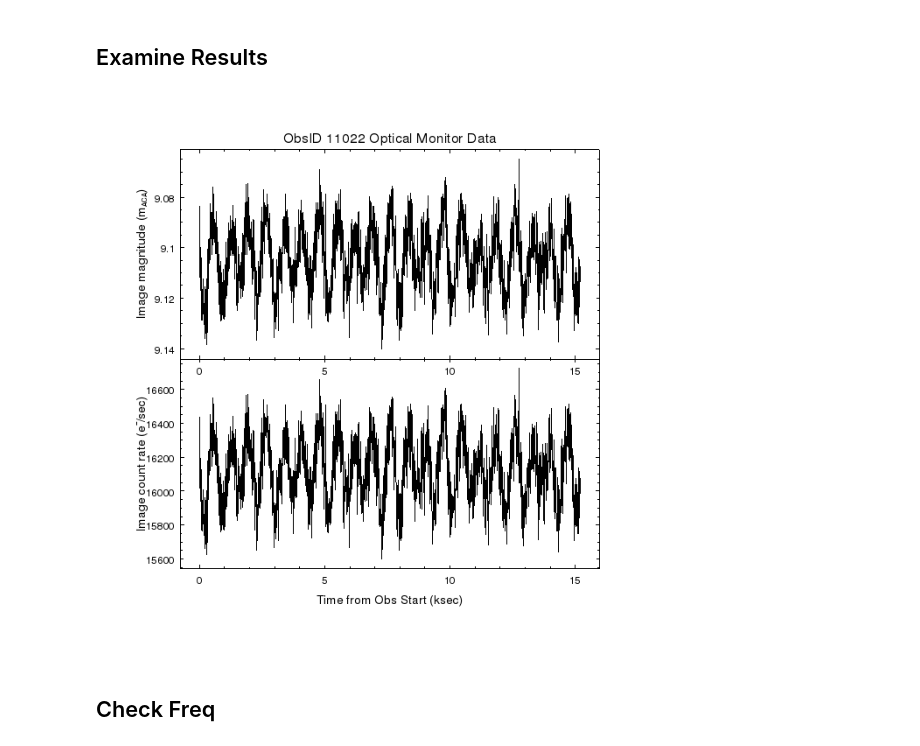
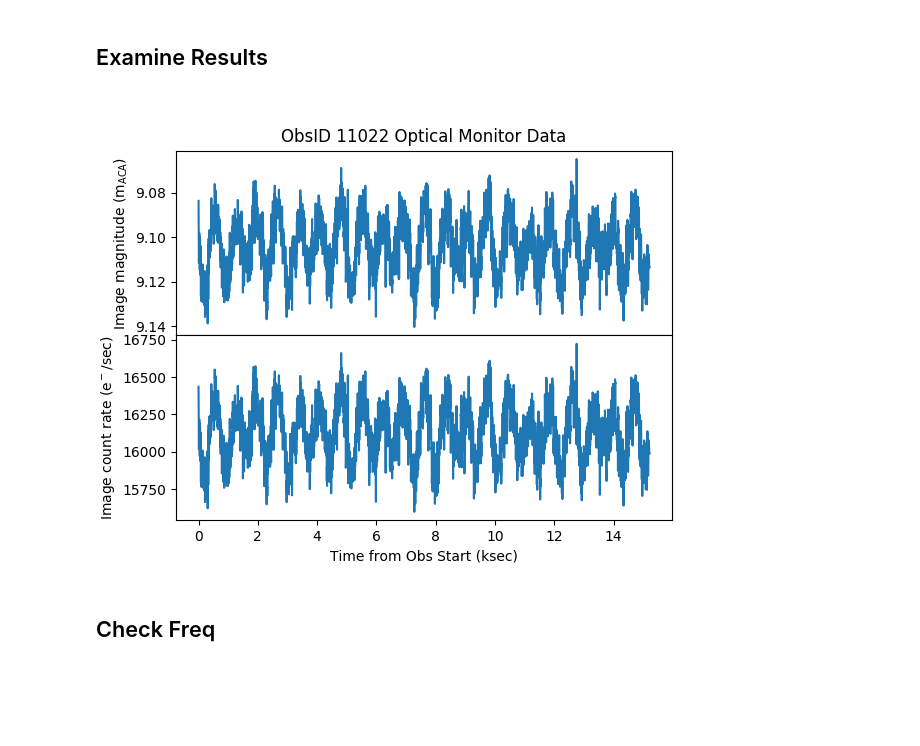
Before and after one commit to cxcsds/ciao-threads, a Jupyter notebook: monitor_photom.ipynb, the cells around one changed output. Drawn from its saved outputs; the diff is of its cells as text; code cells hidden in the pictures; blank space fills up the shorter version.

Commit message:
monitor_photom

```diff
--- a/monitor_photom.ipynb
+++ b/monitor_photom.ipynb
@@ -56,29 +51,35 @@ Warm pixel at CCD (row,col) = (-9,18)    Dark current (e-) = 215.0
 ## Examine Results
 # %%
 cat << EOM > c1.py
+from pycrates import read_file
+import matplotlib.pylab as plt
+
 lc = read_file("monitor_lc.fits")
 mag = lc.get_column("mag").values
 toff = lc.get_column("time").values
 toff = (toff-toff[0])/1000.0
 
-add_curve( toff, mag, {'symbol.style' : 'none'} )
-set_plot_ylabel("Image magnitude (m_{ACA})")
-set_plot_title("ObsID 11022 Optical Monitor Data")
-reverse_axes( Y_AXIS )
+plt.subplots(2, 1, sharex='col')
+plt.subplots_adjust(hspace=0.0)
+plt.subplot(2,1,1)
 
-split(2)
+plt.plot(toff,mag, marker="None")
+plt.ylabel(r"Image magnitude ($\mathregular{m_{ACA}}$)")
+plt.title("ObsID 11022 Optical Monitor Data")
+plt.gca().invert_yaxis()
+
+plt.subplot(2,1,2)
 counts =  lc.get_column("count_rate").values
-add_curve( toff, counts, {'symbol.style': 'none'})
-set_plot_ylabel("Image count rate (e^-/sec)")
-set_plot_xlabel("Time from Obs Start (ksec)")
-print_window("chips_01.png","export.clobber=True")
-quit()
+plt.plot(toff, counts, marker="None")
+plt.ylabel(r"Image count rate ($\mathregular{e^-/sec}$)")
+plt.xlabel("Time from Obs Start (ksec)")
+plt.savefig("chips_01.png")
 EOM
 
-chips -b c1.py
+python c1.py
 display < chips_01.png
 # %% [output]
-[figure, old version]
+[figure, new version]
 # %% [markdown]
 ## Check Freq
 # %%
```
Also changed, not shown: parts of 8 cells of this notebook.
